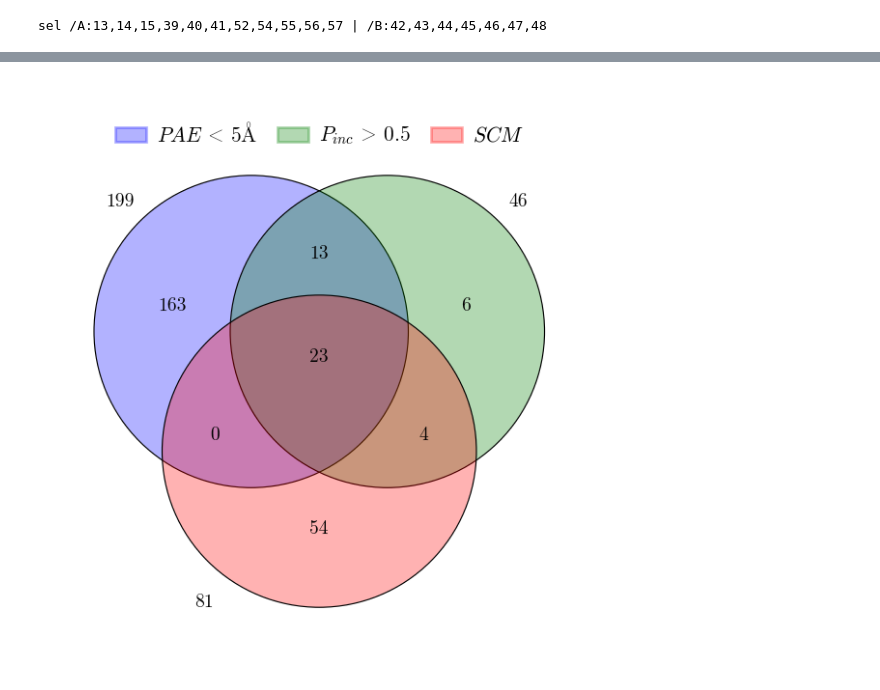
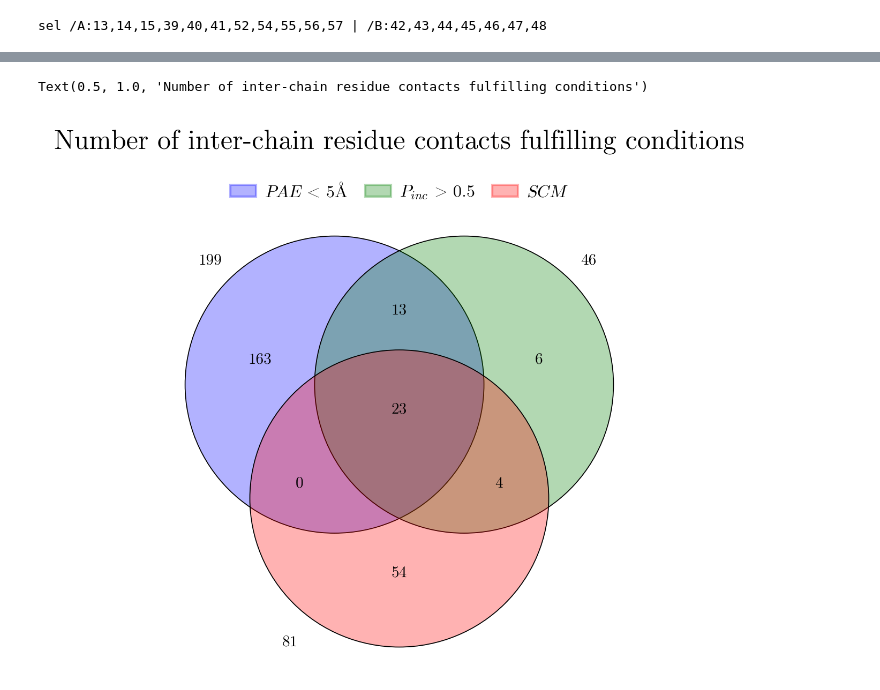
Before and after one commit to frederikespersen/calvados-slim, a Jupyter notebook: notebooks/contact.ipynb, the cells around one changed output, grey strips where cells are left out. Cells and saved outputs as stored; diff of their text form; code cells hidden in the pictures.

```diff
--- a/notebooks/contact.ipynb
+++ b/notebooks/contact.ipynb
@@ -86,5 +76,13 @@ contact_defs = np.array([
 # %%
-slim_pairs = np.argwhere(contact_defs[0] & contact_defs[1] & contact_defs[3]) + 1
+# Defining contacts
+contact_defs = np.array([
+    system['pae'] < 5,
+    system['pinc'] > 0.5,
+    system['min_dist'] < 9,
+    system['scm']
+])
+
+slim_pairs = np.argwhere(contact_defs.all(axis=0)) + 1
 print("sel", end=' ')
 print(f"/{acceptor_chainid}:"+",".join(np.unique(slim_pairs[:,0].astype(str))), end=' ')
 print("|", end=' ')
@@ -144,12 +137,16 @@ sns.heatmap(
 # %%
+from matplotlib.figure import figaspect
 from venny4py.venny4py import venny4py
 sets = {
     '$PAE$ < 5Å': set(list(map(lambda p: str(p), np.argwhere(contact_defs[0])))),
     '$P_{inc}$ > 0.5': set(list(map(lambda p: str(p), np.argwhere(contact_defs[1])))),
 #    '$MinDist$ < 10Å': set(list(map(lambda p: str(p), np.argwhere(contact_defs[2])))),
     '$SCM$': set(list(map(lambda p: str(p), np.argwhere(contact_defs[3]))))
 }
 
-venny4py(sets=sets)
+fig, ax = plt.subplots(figsize=(4,4))
+venny4py(sets=sets, out='../.old/', asax=ax)
+ax.set_title("Number of inter-chain residue contacts fulfilling conditions")
 # %% [output]
+Text(0.5, 1.0, 'Number of inter-chain residue contacts fulfilling conditions')
-[figure, old version]
+[figure, new version]
```
Also changed, not shown: parts of 6 cells of this notebook, 7 other files.
